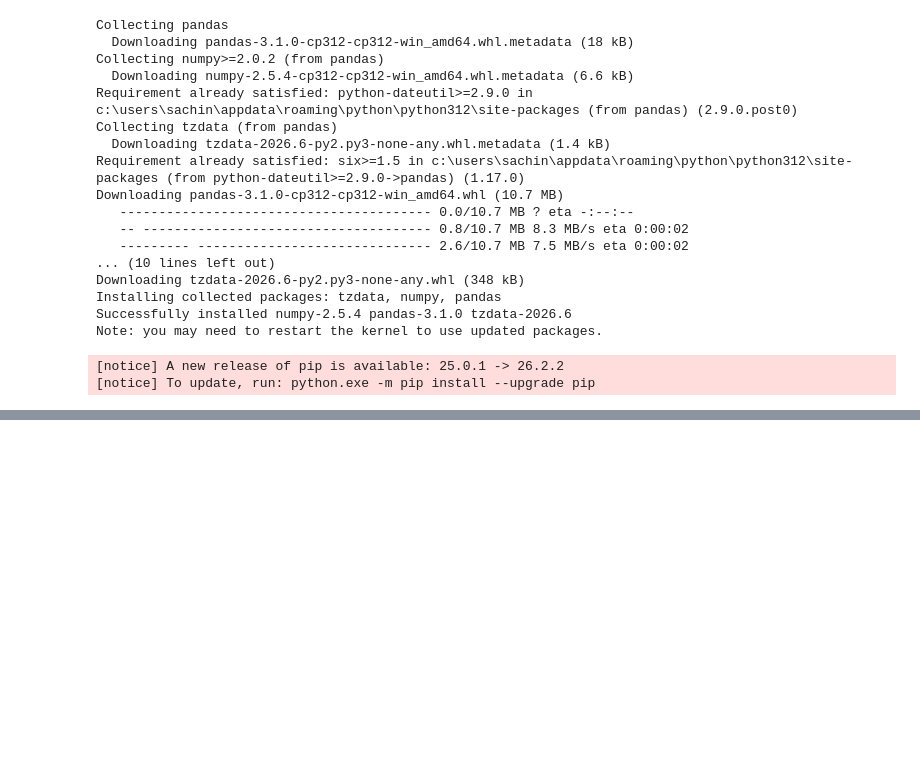
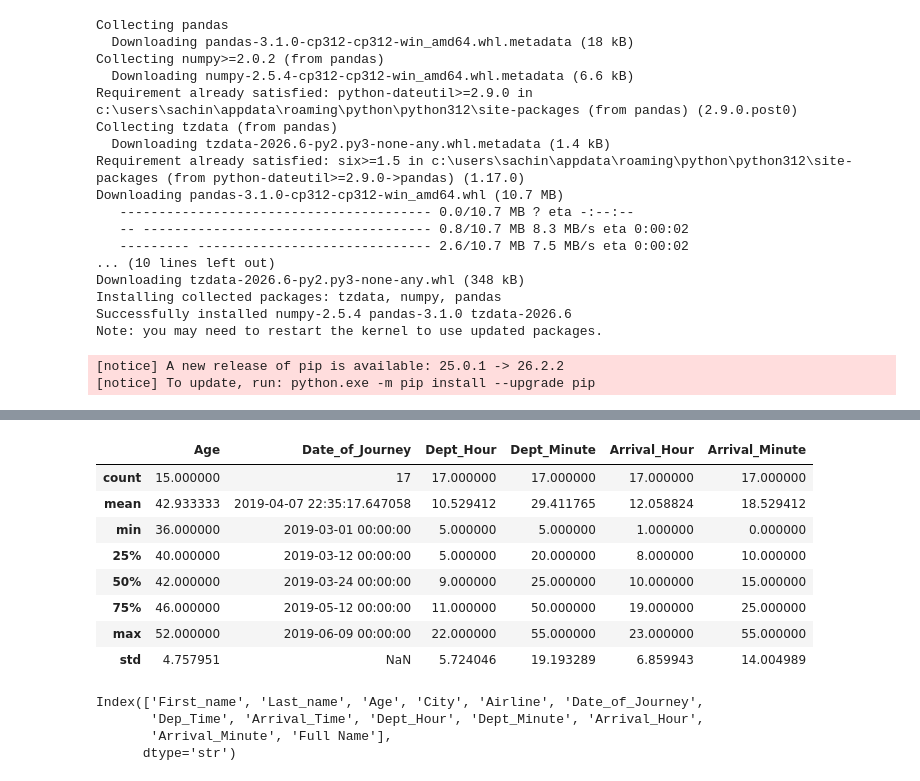
Before and after one commit to Sachin09labade/PythonPracticeEthans, a Jupyter notebook: Data Manipulation Pandas/Pandas_Level_01.ipynb, the cells around one changed output, grey strips where cells are left out. Cells and saved outputs as stored; diff of their text form; code cells hidden in the pictures; blank space fills up the shorter version.

```diff
--- a/Data Manipulation Pandas/Pandas_Level_01.ipynb
+++ b/Data Manipulation Pandas/Pandas_Level_01.ipynb
@@ -22,0 +218,19 @@ Note: you may need to restart the kernel to use updated packages.
+# %%
+df.describe()
+# %% [output]
+|  | Age | Date_of_Journey | Dept_Hour | Dept_Minute | Arrival_Hour | Arrival_Minute |
+| count | 15.000000 | 17 | 17.000000 | 17.000000 | 17.000000 | 17.000000 |
+| mean | 42.933333 | 2019-04-07 22:35:17.647058 | 10.529412 | 29.411765 | 12.058824 | 18.529412 |
+| min | 36.000000 | 2019-03-01 00:00:00 | 5.000000 | 5.000000 | 1.000000 | 0.000000 |
+| 25% | 40.000000 | 2019-03-12 00:00:00 | 5.000000 | 20.000000 | 8.000000 | 10.000000 |
+| 50% | 42.000000 | 2019-03-24 00:00:00 | 9.000000 | 25.000000 | 10.000000 | 15.000000 |
+| 75% | 46.000000 | 2019-05-12 00:00:00 | 11.000000 | 50.000000 | 19.000000 | 25.000000 |
+| max | 52.000000 | 2019-06-09 00:00:00 | 22.000000 | 55.000000 | 23.000000 | 55.000000 |
+| std | 4.757951 | NaN | 5.724046 | 19.193289 | 6.859943 | 14.004989 |
+# %%
+df.columns
+# %% [output]
+Index(['First_name', 'Last_name', 'Age', 'City', 'Airline', 'Date_of_Journey',
+       'Dep_Time', 'Arrival_Time', 'Dept_Hour', 'Dept_Minute', 'Arrival_Hour',
+       'Arrival_Minute', 'Full Name'],
+      dtype='str')
```
Also changed, not shown: parts of 26 cells of this notebook.
